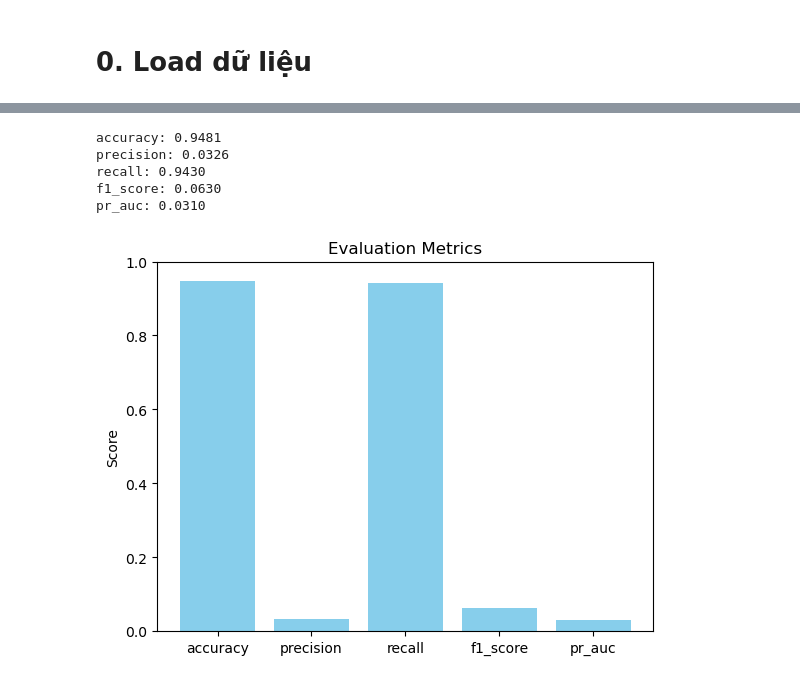
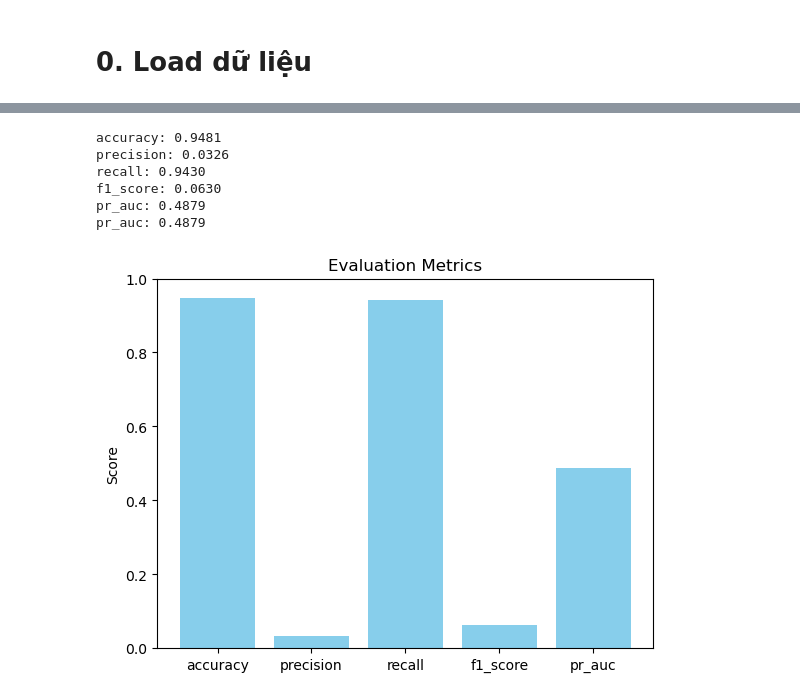
Before and after one commit to p1neapplechoco/FraudDetection-NumPy, a Jupyter notebook: notebooks/04_modeling.ipynb, the cells around one changed output, grey strips where cells are left out. Cells and saved outputs as stored; diff of their text form; code cells hidden in the pictures.

```diff
--- a/notebooks/04_modeling.ipynb
+++ b/notebooks/04_modeling.ipynb
@@ -83,14 +87,15 @@ f1_score: 0.0630
 # %%
-eval_test = Evaluator(metrics=["accuracy", "precision", "recall", "f1_score"])
+eval_test = Evaluator(metrics=["accuracy", "precision", "recall", "f1_score", "pr_auc"])
 results = eval_test.evaluate(
     y_true=original_y_test,
     y_pred=y_pred,
     visualize=True,
 )
 # %% [output]
 accuracy: 0.9481
 precision: 0.0326
 recall: 0.9430
 f1_score: 0.0630
-pr_auc: 0.0310
+pr_auc: 0.4879
+pr_auc: 0.4879
-[figure, old version]
+[figure, new version]
```
Also changed, not shown: parts of 7 cells of this notebook, 4 other files.
